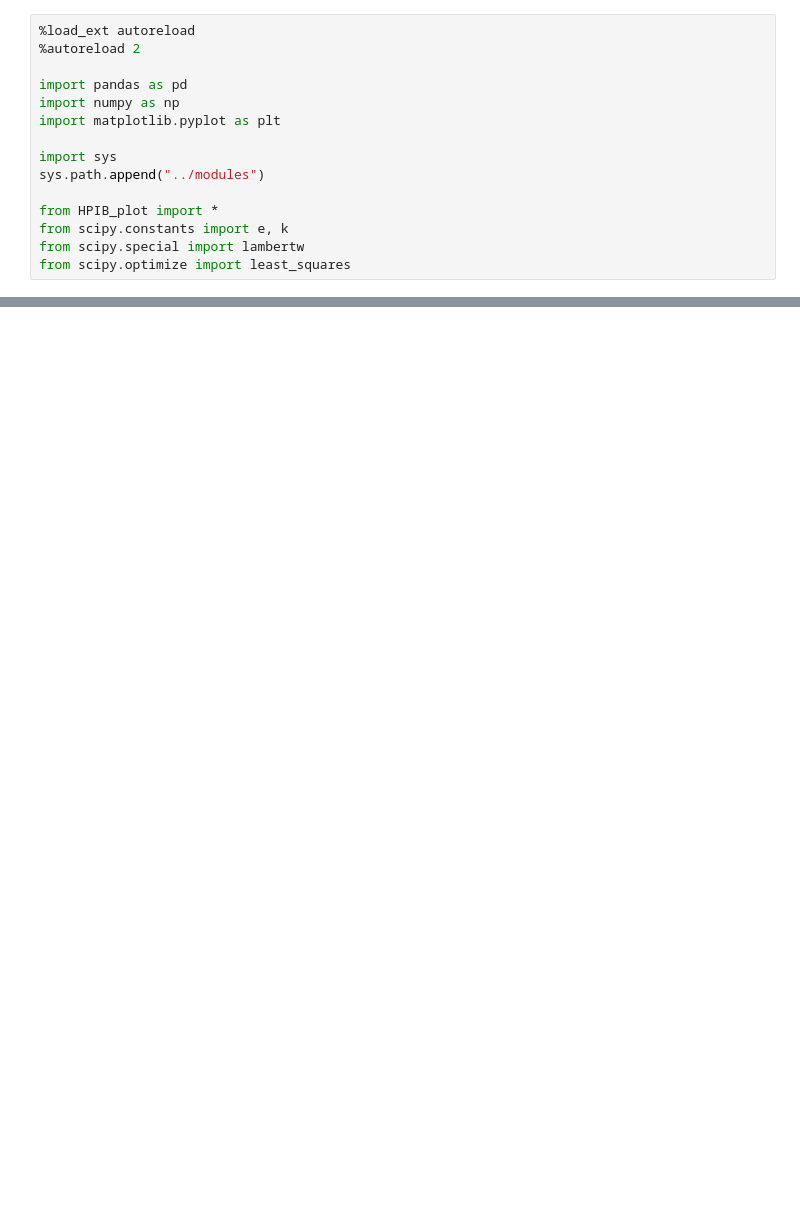
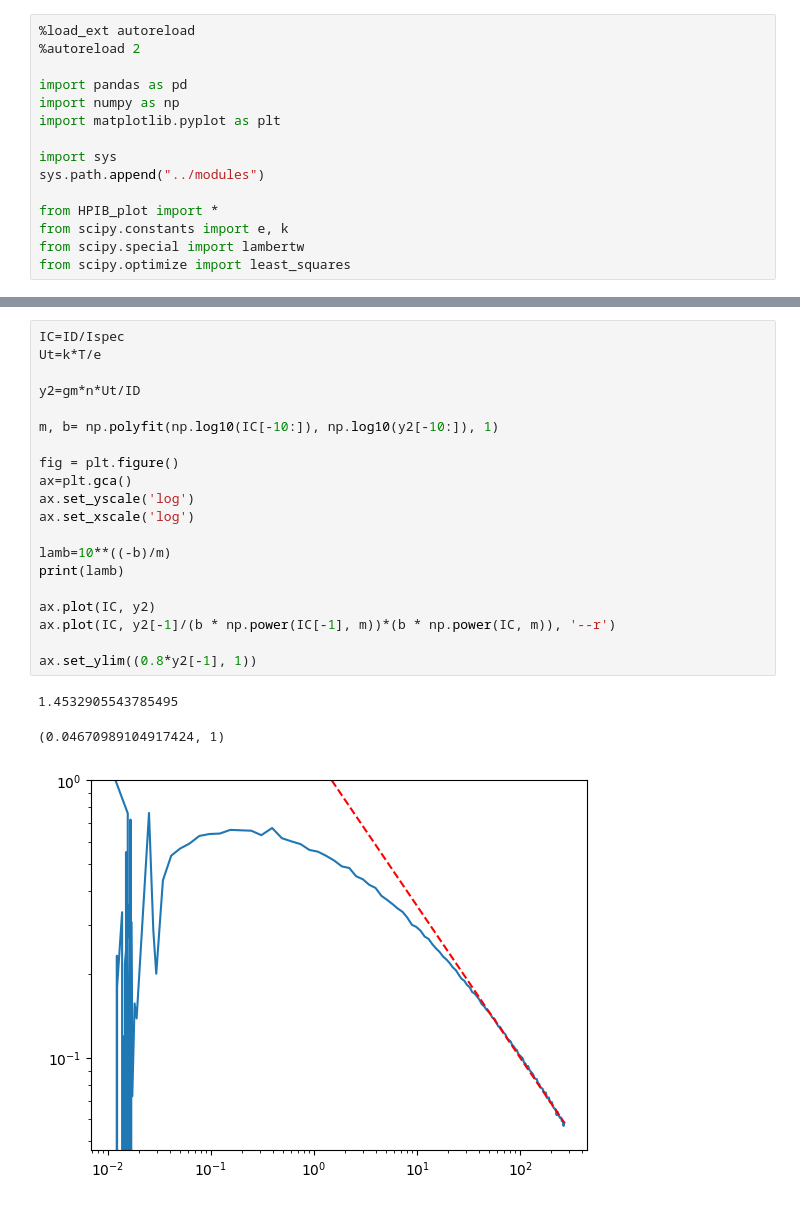
Before and after one commit to lszucchi/HPIB, a Jupyter notebook: bin/Untitled.ipynb, the cells around one changed output, grey strips where cells are left out. Drawn from its saved outputs; the diff is of its cells as text; blank space fills up the shorter version.

```diff
--- a/bin/Untitled.ipynb
+++ b/bin/Untitled.ipynb
@@ -99,0 +99,24 @@ m, b=np.polyfit(x[-6:], y[-6:], 1)
+# %%
+IC=ID/Ispec
+Ut=k*T/e
+
+y2=gm*n*Ut/ID
+
+m, b= np.polyfit(np.log10(IC[-10:]), np.log10(y2[-10:]), 1)
+
+fig = plt.figure()
+ax=plt.gca()
+ax.set_yscale('log')
+ax.set_xscale('log')
+
+lamb=10**((-b)/m)
+print(lamb)
+
+ax.plot(IC, y2)
+ax.plot(IC, y2[-1]/(b * np.power(IC[-1], m))*(b * np.power(IC, m)), '--r')
+
+ax.set_ylim((0.8*y2[-1], 1))
+# %% [output]
+1.4532905543785495
+(0.04670989104917424, 1)
+[figure, added]
```
Also changed, not shown: parts of 4 cells of this notebook, 6 other files.
